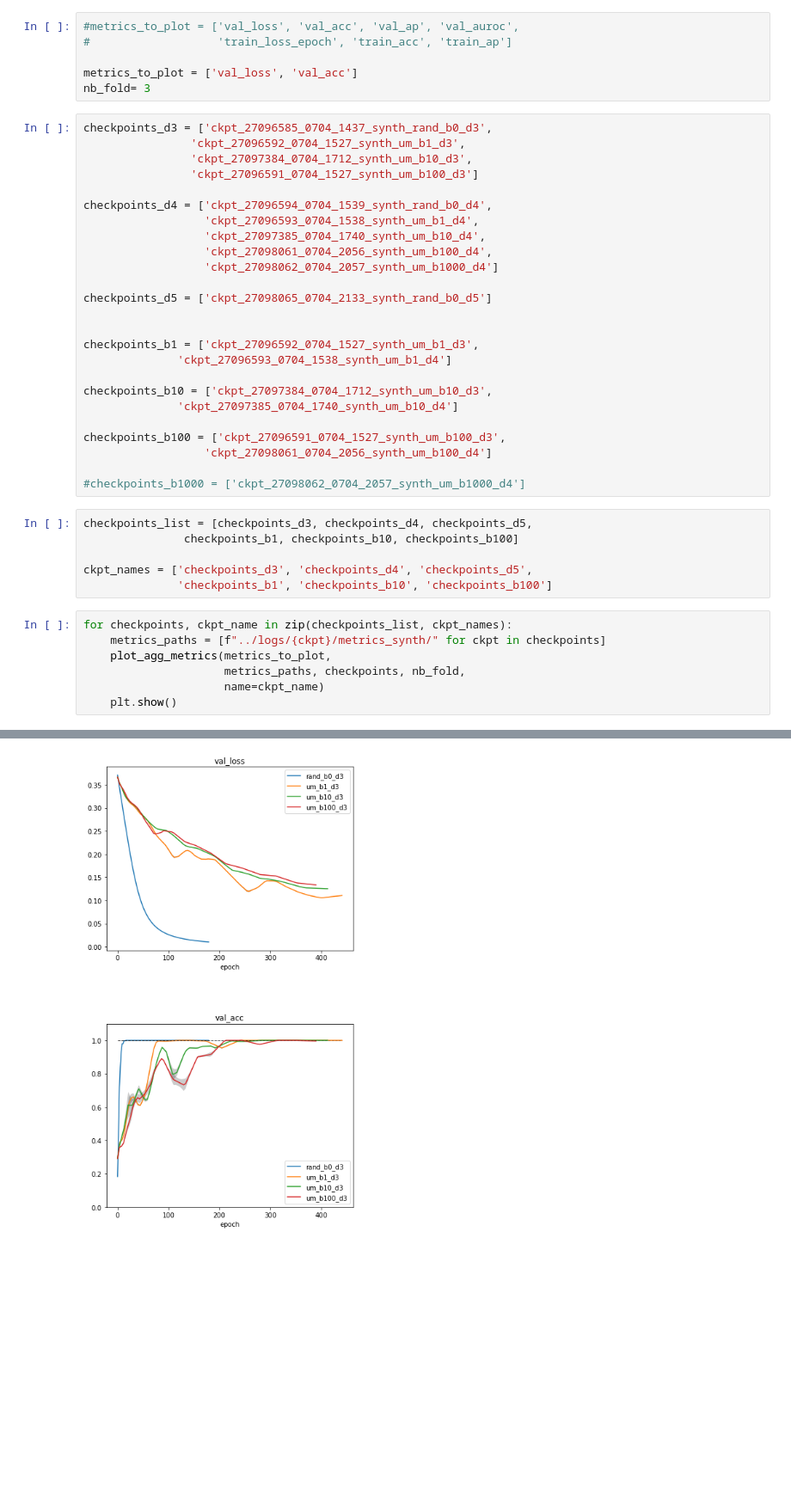
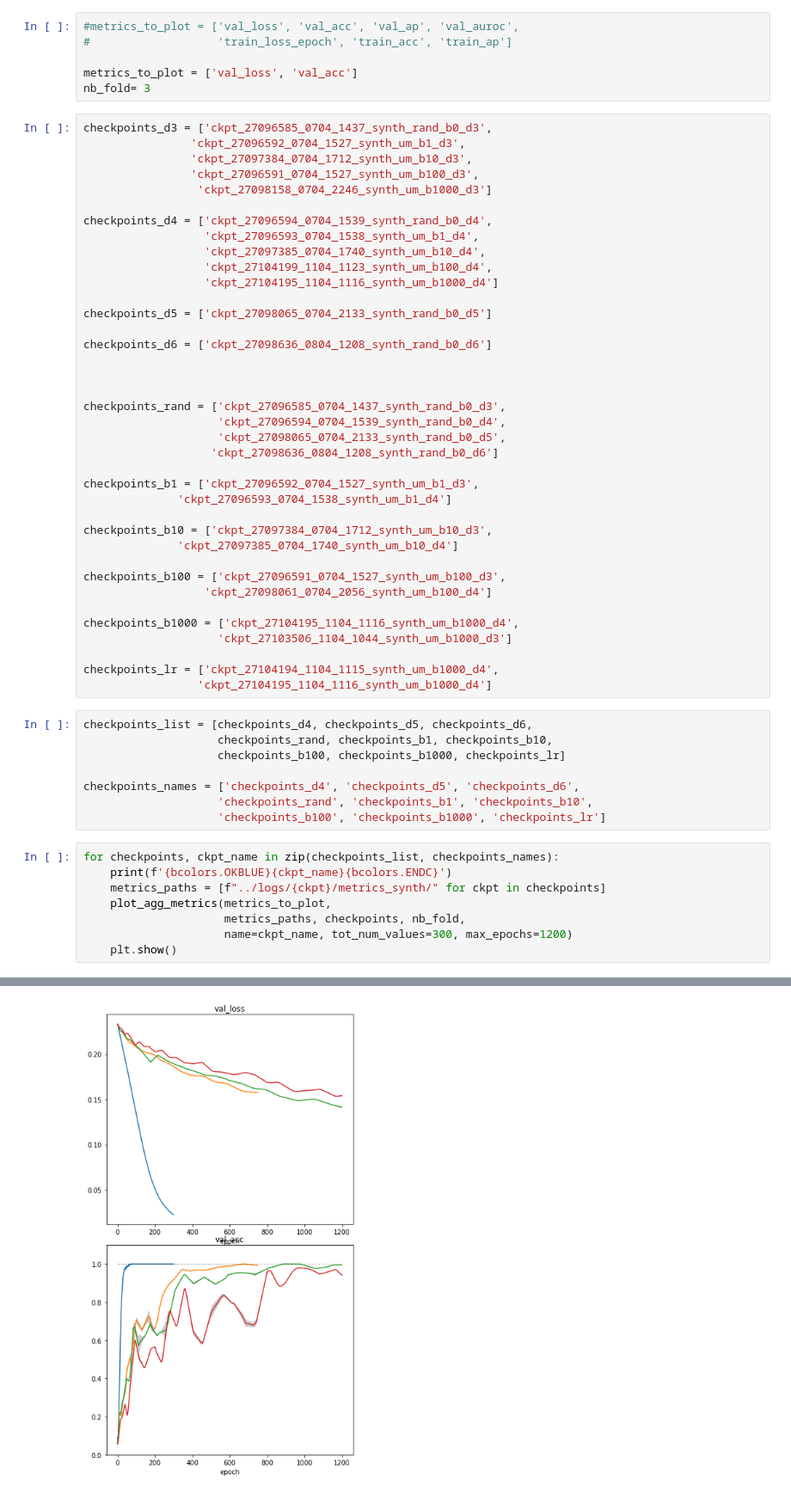
Before and after one commit to jeromel05/Ultrametric-benchmark-v2, a Jupyter notebook: notebooks/postprocessing_metrics.ipynb, the cells around one changed output, grey strips where cells are left out. Shown at 86% size. Saved outputs shown, nothing was run; the diff lists cells and outputs as text; blank space fills up the shorter version.

```diff
--- a/notebooks/postprocessing_metrics.ipynb
+++ b/notebooks/postprocessing_metrics.ipynb
@@ -93,16 +108,25 @@ nb_fold= 3
 checkpoints_d3 = ['ckpt_27096585_0704_1437_synth_rand_b0_d3',
                 'ckpt_27096592_0704_1527_synth_um_b1_d3',
                 'ckpt_27097384_0704_1712_synth_um_b10_d3',
-                'ckpt_27096591_0704_1527_synth_um_b100_d3']
+                'ckpt_27096591_0704_1527_synth_um_b100_d3',
+                 'ckpt_27098158_0704_2246_synth_um_b1000_d3']
 
 checkpoints_d4 = ['ckpt_27096594_0704_1539_synth_rand_b0_d4',
                   'ckpt_27096593_0704_1538_synth_um_b1_d4',
                   'ckpt_27097385_0704_1740_synth_um_b10_d4',
-                  'ckpt_27098061_0704_2056_synth_um_b100_d4',
-                  'ckpt_27098062_0704_2057_synth_um_b1000_d4']
+                  'ckpt_27104199_1104_1123_synth_um_b100_d4',
+                  'ckpt_27104195_1104_1116_synth_um_b1000_d4']
 
 checkpoints_d5 = ['ckpt_27098065_0704_2133_synth_rand_b0_d5']
 
+checkpoints_d6 = ['ckpt_27098636_0804_1208_synth_rand_b0_d6']
+
+
+
+checkpoints_rand = ['ckpt_27096585_0704_1437_synth_rand_b0_d3',
+                    'ckpt_27096594_0704_1539_synth_rand_b0_d4',
+                    'ckpt_27098065_0704_2133_synth_rand_b0_d5',
+                   'ckpt_27098636_0804_1208_synth_rand_b0_d6']
 
 checkpoints_b1 = ['ckpt_27096592_0704_1527_synth_um_b1_d3',
               'ckpt_27096593_0704_1538_synth_um_b1_d4']
@@ -113,18 +137,25 @@ checkpoints_b10 = ['ckpt_27097384_0704_1712_synth_um_b10_d3',
 checkpoints_b100 = ['ckpt_27096591_0704_1527_synth_um_b100_d3',
                   'ckpt_27098061_0704_2056_synth_um_b100_d4']
 
-#checkpoints_b1000 = ['ckpt_27098062_0704_2057_synth_um_b1000_d4']
+checkpoints_b1000 = ['ckpt_27104195_1104_1116_synth_um_b1000_d4',
+                    'ckpt_27103506_1104_1044_synth_um_b1000_d3']
+
+checkpoints_lr = ['ckpt_27104194_1104_1115_synth_um_b1000_d4',
+                 'ckpt_27104195_1104_1116_synth_um_b1000_d4']
 # %%
-checkpoints_list = [checkpoints_d3, checkpoints_d4, checkpoints_d5,
-               checkpoints_b1, checkpoints_b10, checkpoints_b100]
+checkpoints_list = [checkpoints_d4, checkpoints_d5, checkpoints_d6,
+                    checkpoints_rand, checkpoints_b1, checkpoints_b10,
+                    checkpoints_b100, checkpoints_b1000, checkpoints_lr]
 
-ckpt_names = ['checkpoints_d3', 'checkpoints_d4', 'checkpoints_d5',
-              'checkpoints_b1', 'checkpoints_b10', 'checkpoints_b100']
+checkpoints_names = ['checkpoints_d4', 'checkpoints_d5', 'checkpoints_d6',
+                    'checkpoints_rand', 'checkpoints_b1', 'checkpoints_b10',
+                    'checkpoints_b100', 'checkpoints_b1000', 'checkpoints_lr']
 # %%
-for checkpoints, ckpt_name in zip(checkpoints_list, ckpt_names):
+for checkpoints, ckpt_name in zip(checkpoints_list, checkpoints_names):
+    print(f'{bcolors.OKBLUE}{ckpt_name}{bcolors.ENDC}')
     metrics_paths = [f"../logs/{ckpt}/metrics_synth/" for ckpt in checkpoints]
     plot_agg_metrics(metrics_to_plot,
                      metrics_paths, checkpoints, nb_fold,
-                     name=ckpt_name)
+                     name=ckpt_name, tot_num_values=300, max_epochs=1200)
     plt.show()
 # %% [output]
@@ -151 +180 @@ um_b100_d3
-[figure, old version]
+[figure, new version]
```
Also changed, not shown: parts of 3 cells of this notebook, 5 other files.
